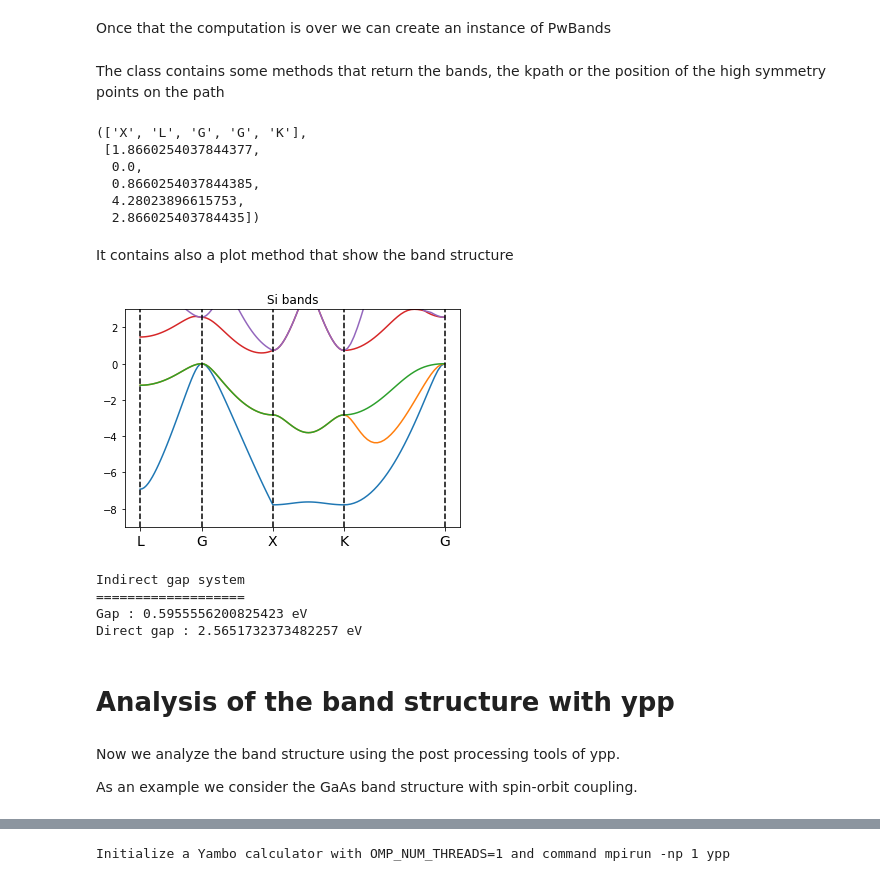
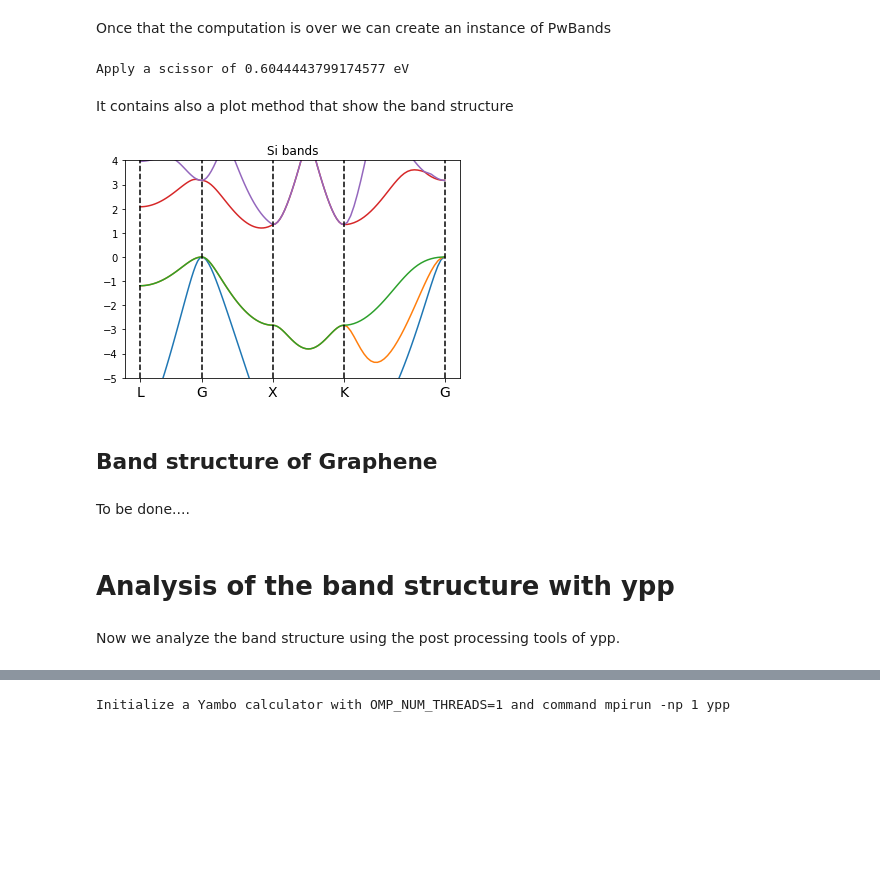
Before and after one commit to marcodalessandro76/MPPI, a Jupyter notebook: sphinx_source/tutorials/Analysis_BandStructure.ipynb, the cells around one changed output, grey strips where cells are left out. Drawn from its saved outputs; the diff is of its cells as text; code cells hidden in the pictures; blank space fills up the shorter version.

```diff
--- a/sphinx_source/tutorials/Analysis_BandStructure.ipynb
+++ b/sphinx_source/tutorials/Analysis_BandStructure.ipynb
@@ -313,7 +258,7 @@ inp.set_prefix(bands_prefix)
 inp.set_kpoints(type='tpiba_b',path=klist)
 #inp
 # %%
-results = code.run(input=inp,run_dir=run_dir,name=bands_prefix,source_dir=os.path.join(run_dir,scf_prefix)+'.save')
+results_si = code.run(input=inp,run_dir=run_dir,name=bands_prefix,source_dir=os.path.join(run_dir,scf_prefix)+'.save')
 # %% [output]
 The folder Pw_bands/si_bands.save already exsists. Source folder Pw_bands/si_scf.save not copied
 Run directory Pw_bands
@@ -325,13 +268,6 @@ bands = U.PwBands(results,high_sym)
-# %% [markdown]
-The class contains some methods that return the bands, the kpath or the position of the high symmetry points on the path
-# %%
-bands.get_high_sym_positions()
-# %% [output]
-(['X', 'L', 'G', 'G', 'K'],
- [1.8660254037844377,
-  0.0,
-  0.8660254037844385,
-  4.28023896615753,
-  2.866025403784435])
+# %%
+bands_si = U.BandStructure.from_Pw(results_si,high_sym,set_gap=1.2)
+# %% [output]
+Apply a scissor of 0.6044443799174577 eV
 # %% [markdown]
 It contains also a plot method that show the band structure
@@ -340,19 +274,17 @@ import matplotlib.pyplot as plt
 # %%
 %matplotlib inline
 plt.title('Si bands')
-plt.ylim(-9,3)
-bands.plot(plt,selection=[1,2,3,4,5],convert_eV=True)
+plt.ylim(-5,4)
+bands_si.plot(plt,selection=[1,2,3,4,5])
 # %% [output]
-[figure, old version]
+[figure, new version]
-Indirect gap system
-===================
-Gap : 0.5955556200825423 eV
-Direct gap : 2.5651732373482257 eV
+# %% [markdown]
+## Band structure of Graphene
+# %% [markdown]
+To be done....
 # %% [markdown]
 # Analysis of the band structure with ypp
 # %%
 run_dir = 'Ypp_bands'
 # %% [markdown]
 Now we analyze the band structure using the post processing tools of ypp.
-
-As an example we consider the GaAs band structure with spin-orbit coupling.
```
Also changed, not shown: parts of 48 cells of this notebook, 13 other files.
